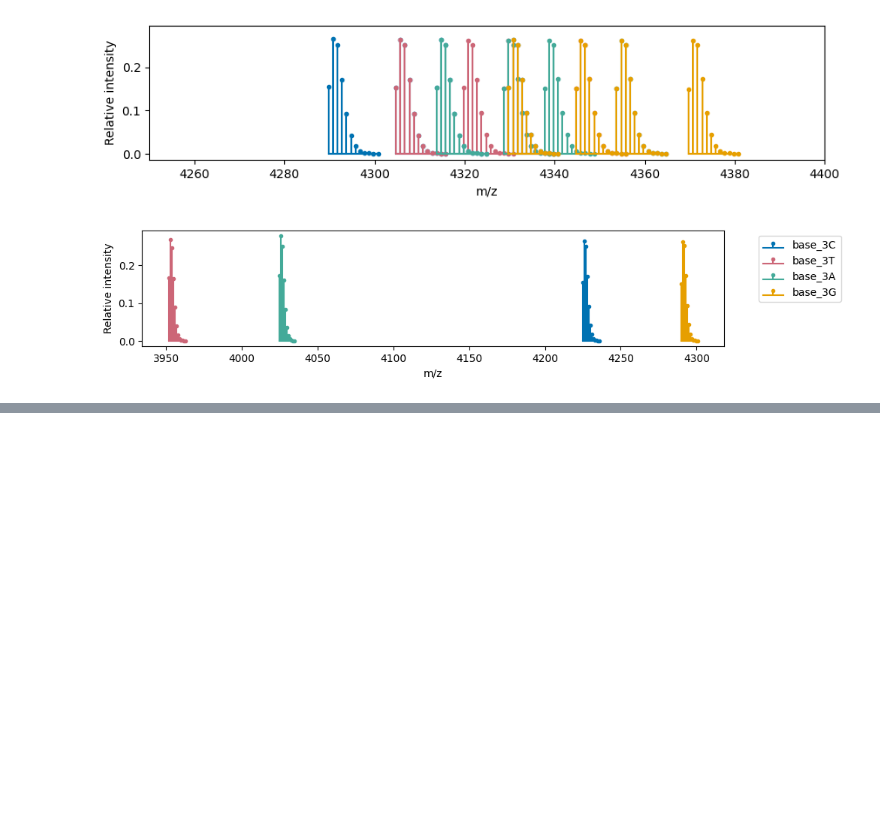
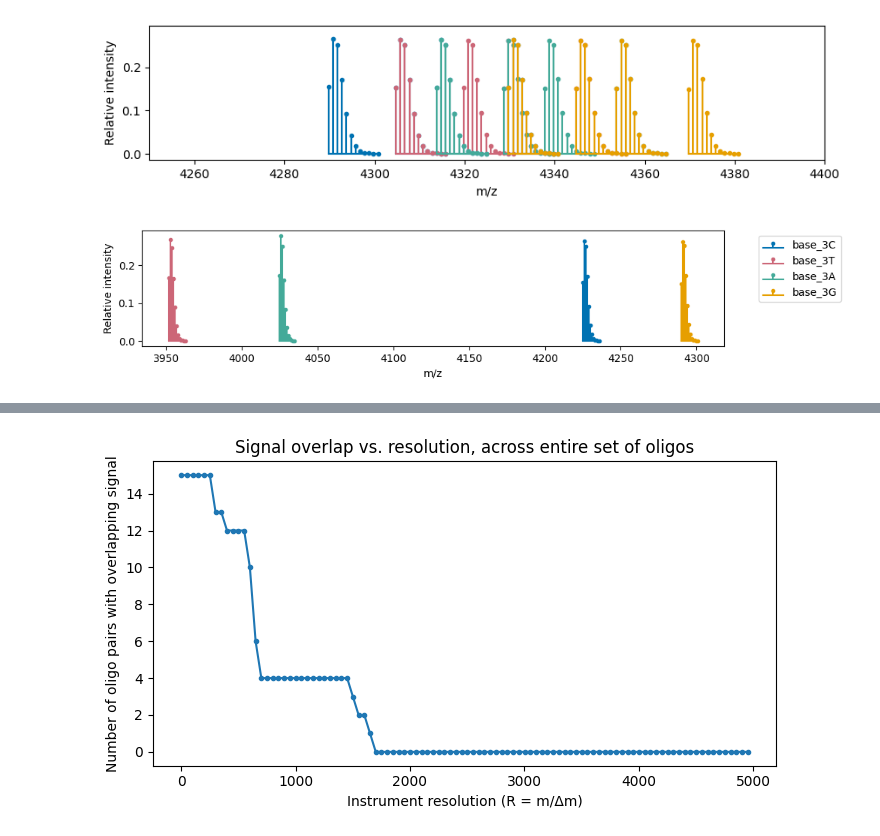
Before and after one commit to mitchso/MASSIVE, a Jupyter notebook: docs/examples/analyte_planning.ipynb, the cells around one changed output, grey strips where cells are left out. Drawn from its saved outputs; the diff is of its cells as text; code cells hidden in the pictures; blank space fills up the shorter version.

```diff
--- a/docs/examples/analyte_planning.ipynb
+++ b/docs/examples/analyte_planning.ipynb
@@ -138,0 +108,40 @@ Number of non-overlapping oligo pairs: 190
+# %%
+# collect all analytes into a single list
+all_analytes = []
+for o in updated_oligos:
+    all_analytes.append(o)
+    for N in polymerization_options:
+        o_pol = Oligo(seq=o.seq + N, name=f"{o.name}{N}", mods=[o.mods, '3P'])
+        all_analytes.append(o_pol)
+
+# sort the list by mass
+sorted_analytes = sorted(all_analytes, key=lambda o: o.monoisotopic_mass)
+# %%
+resolutions = range(1, 5000, 50)  # range of resolutions to consider
+overlap_threshold = 0.01    # threshold for considering two oligos overlapping, they will be considered overlapping if their signal overlaps by at least 1%
+
+def num_overlaps(resolution):   # function to count the number of oligos with overlapping signal at a given resolution
+    num_overlaps = 0
+    for i, o in enumerate(sorted_analytes):
+        try:
+            percent_overlap = o.calc_signal_overlap(sorted_analytes[i+1], resolution=resolution)
+            if percent_overlap > overlap_threshold:
+                num_overlaps += 1
+        except IndexError:
+            pass
+    return num_overlaps
+
+# calculate the number of overlaps at each resolution
+overlaps = [num_overlaps(r) for r in resolutions]
+
+# plot and format
+fig, ax = plt.subplots(figsize=(7, 4))
+ax.plot(resolutions, overlaps, marker='o', markersize=3)
+ax.set_xlabel('Instrument resolution (R = m/Δm)')
+ax.set_ylabel('Number of oligo pairs with overlapping signal')
+ax.set_title(f'Signal overlap vs. resolution, across entire set of oligos')
+plt.tight_layout()
+plt.show()
+fig.savefig(fname='../images/overlap_vs_resolution.svg', bbox_inches='tight', format='svg', transparent=False)
+# %% [output]
+[figure, added]
```
Also changed, not shown: parts of 7 cells of this notebook, 8 other files.
